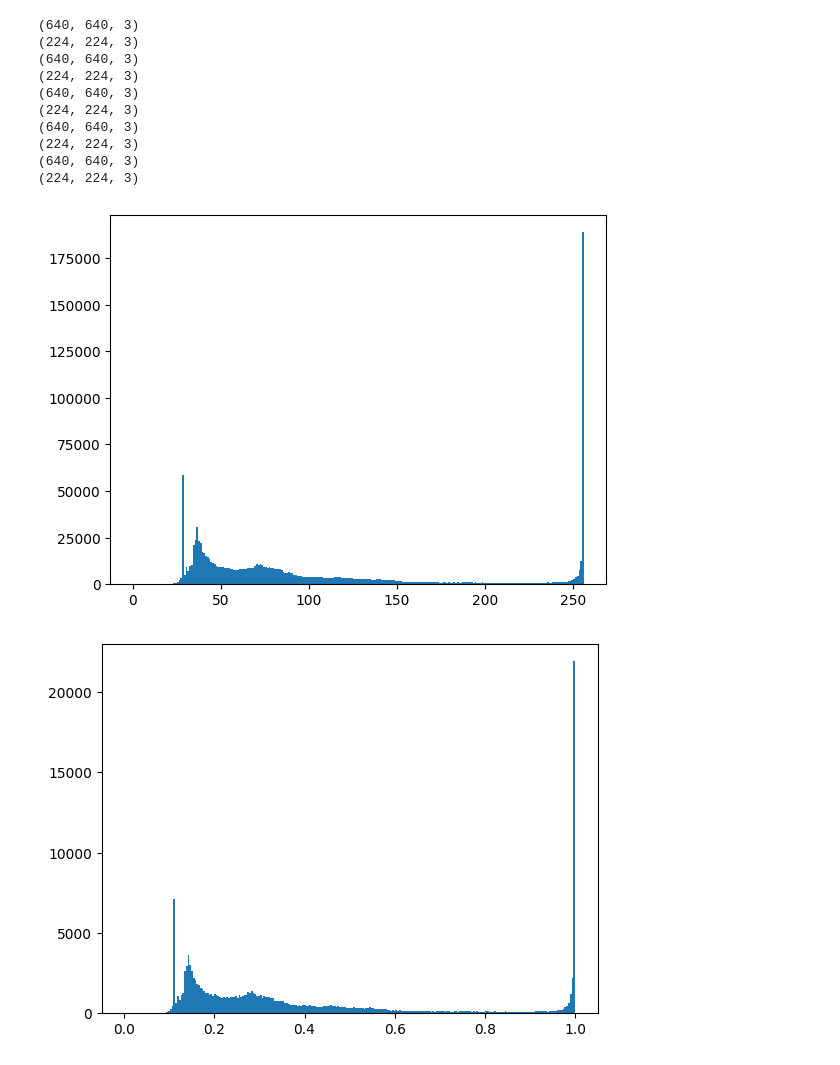
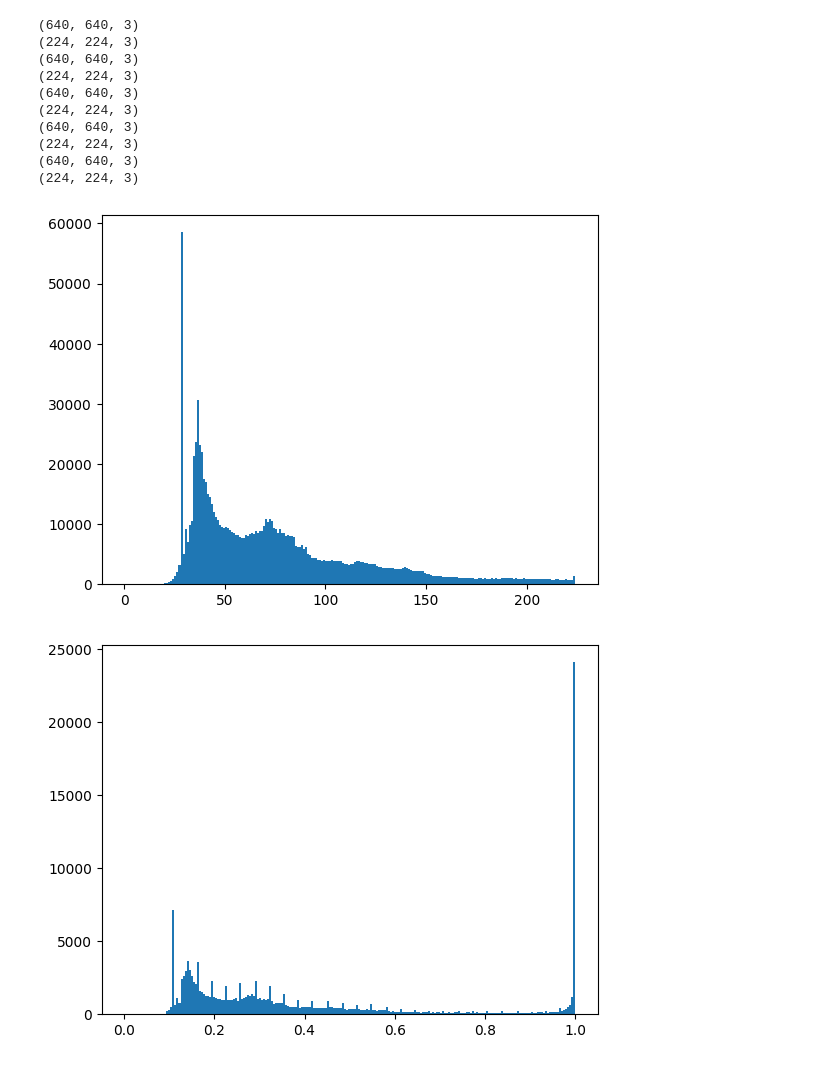
Before and after one commit to Koussay-Akchi/safe-driving, a Jupyter notebook: projet.ipynb, the cells around one changed output. Saved outputs shown, nothing was run; the diff lists cells and outputs as text; code cells hidden in the pictures.

```diff
--- a/projet.ipynb
+++ b/projet.ipynb
@@ -95,10 +98,11 @@ for i in range(5):
 (224, 224, 3)
 # %%
 
-plt.hist(images[0].ravel(), bins=256, range=[0, 256])
+plt.hist(images[0].ravel(), bins=224, range=[0, 224])
 plt.show()
-plt.hist(images_norm[0].ravel(), bins=256, range=[0, 1])
+
+plt.hist(images_norm[0].ravel(), bins=224, range=[0, 1])
 plt.show()
 # %% [output]
-[figure, old version]
+[figure, new version]
-[figure, old version]
+[figure, new version]
```
Also changed, not shown: parts of 1 cell of this notebook, 19 other files.
